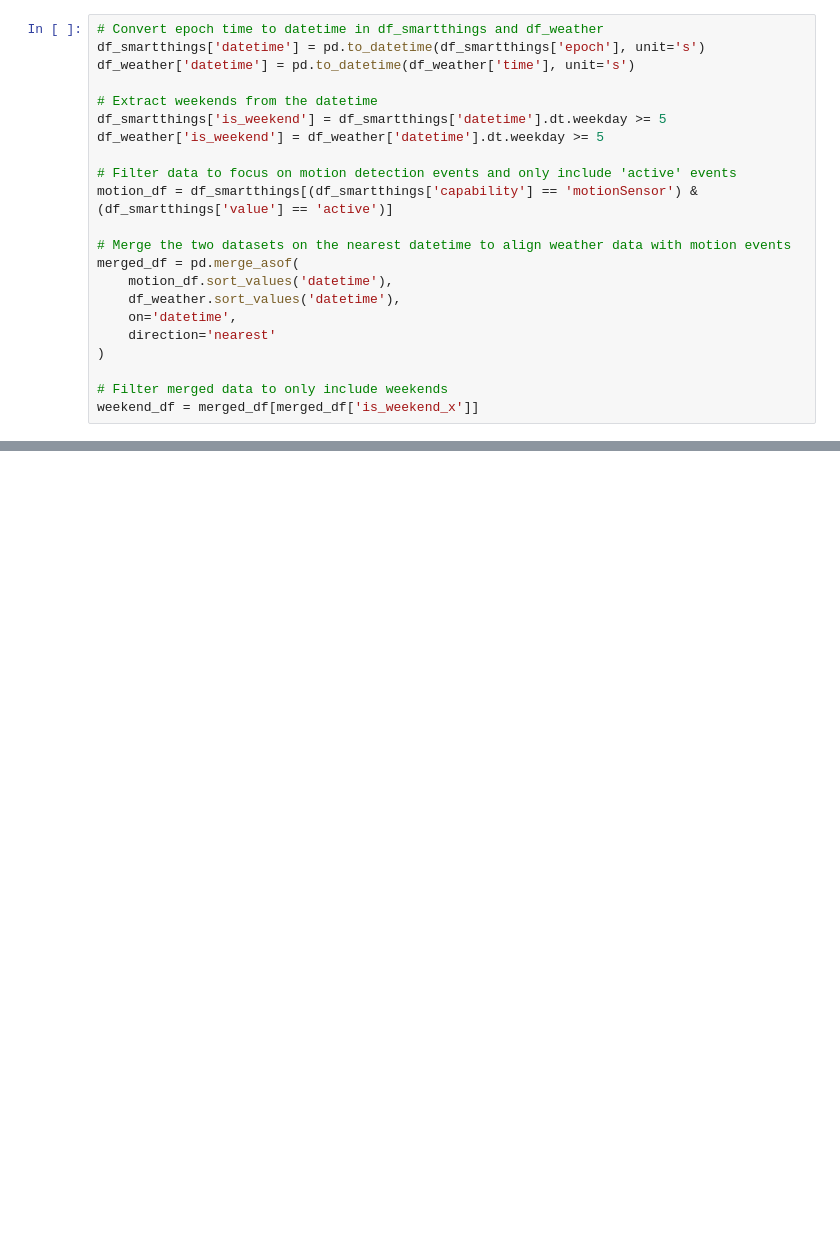
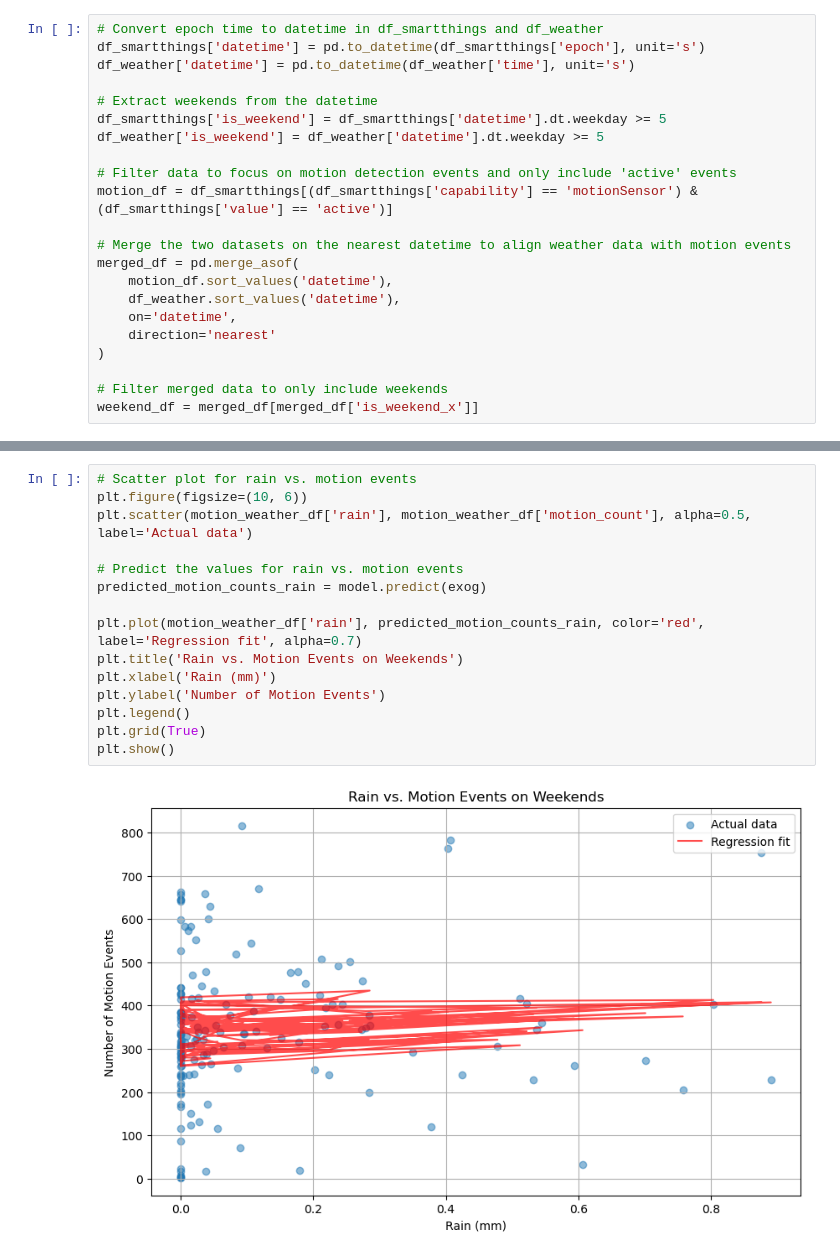
Before and after one commit to phipsrick/GA2024_1, a Jupyter notebook: report_temperature_and_motion.ipynb, the cells around one changed output, grey strips where cells are left out. Cells and saved outputs as stored; diff of their text form; blank space fills up the shorter version.

```diff
--- a/report_temperature_and_motion.ipynb
+++ b/report_temperature_and_motion.ipynb
@@ -383,0 +243,17 @@ alpha              0.3606      0.049      7.371      0.000       0.265       0.4
+# %%
+# Scatter plot for rain vs. motion events
+plt.figure(figsize=(10, 6))
+plt.scatter(motion_weather_df['rain'], motion_weather_df['motion_count'], alpha=0.5, label='Actual data')
+
+# Predict the values for rain vs. motion events
+predicted_motion_counts_rain = model.predict(exog)
+
+plt.plot(motion_weather_df['rain'], predicted_motion_counts_rain, color='red', label='Regression fit', alpha=0.7)
+plt.title('Rain vs. Motion Events on Weekends')
+plt.xlabel('Rain (mm)')
+plt.ylabel('Number of Motion Events')
+plt.legend()
+plt.grid(True)
+plt.show()
+# %% [output]
+[figure, added]
```
Also changed, not shown: parts of 50 cells of this notebook.
